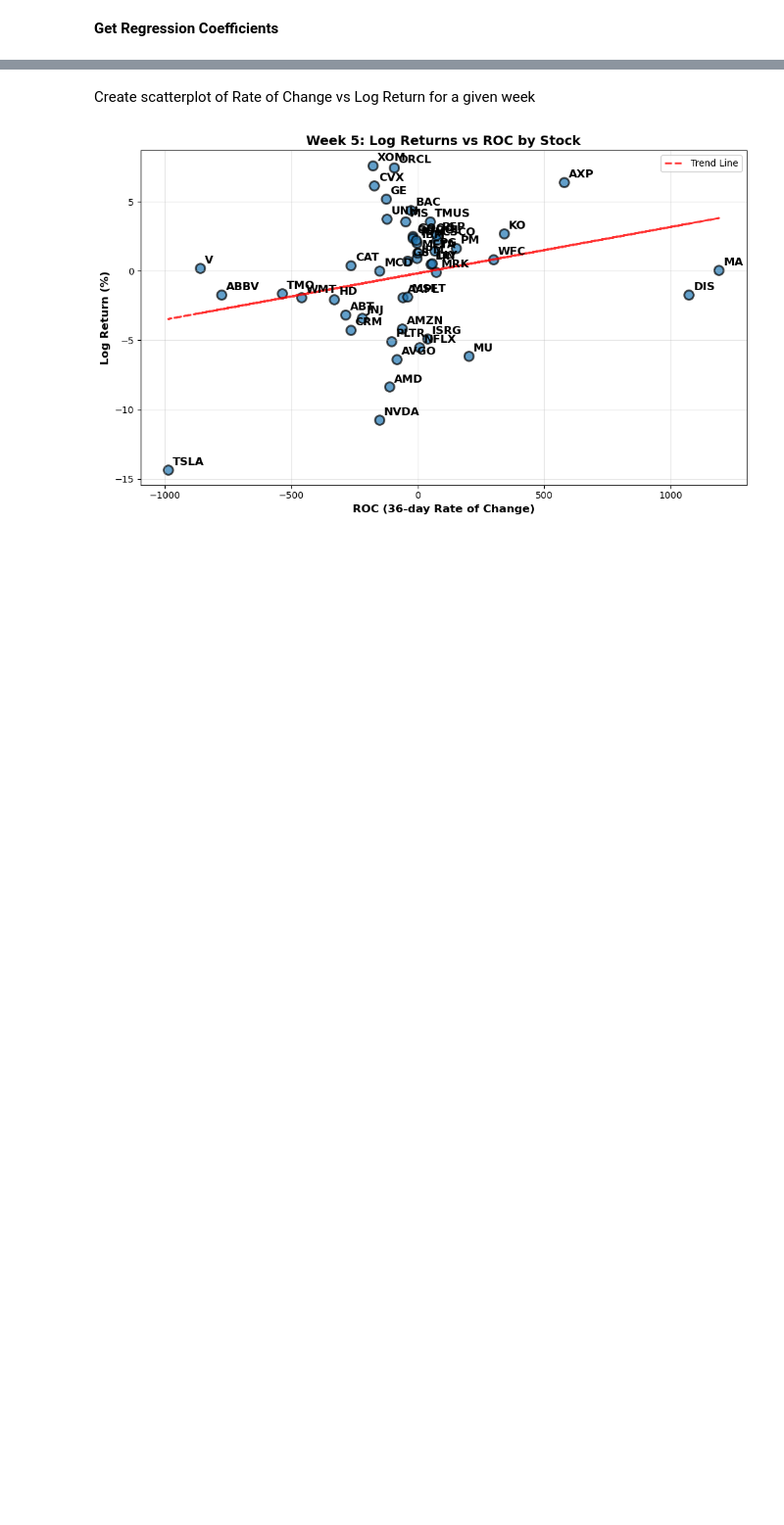
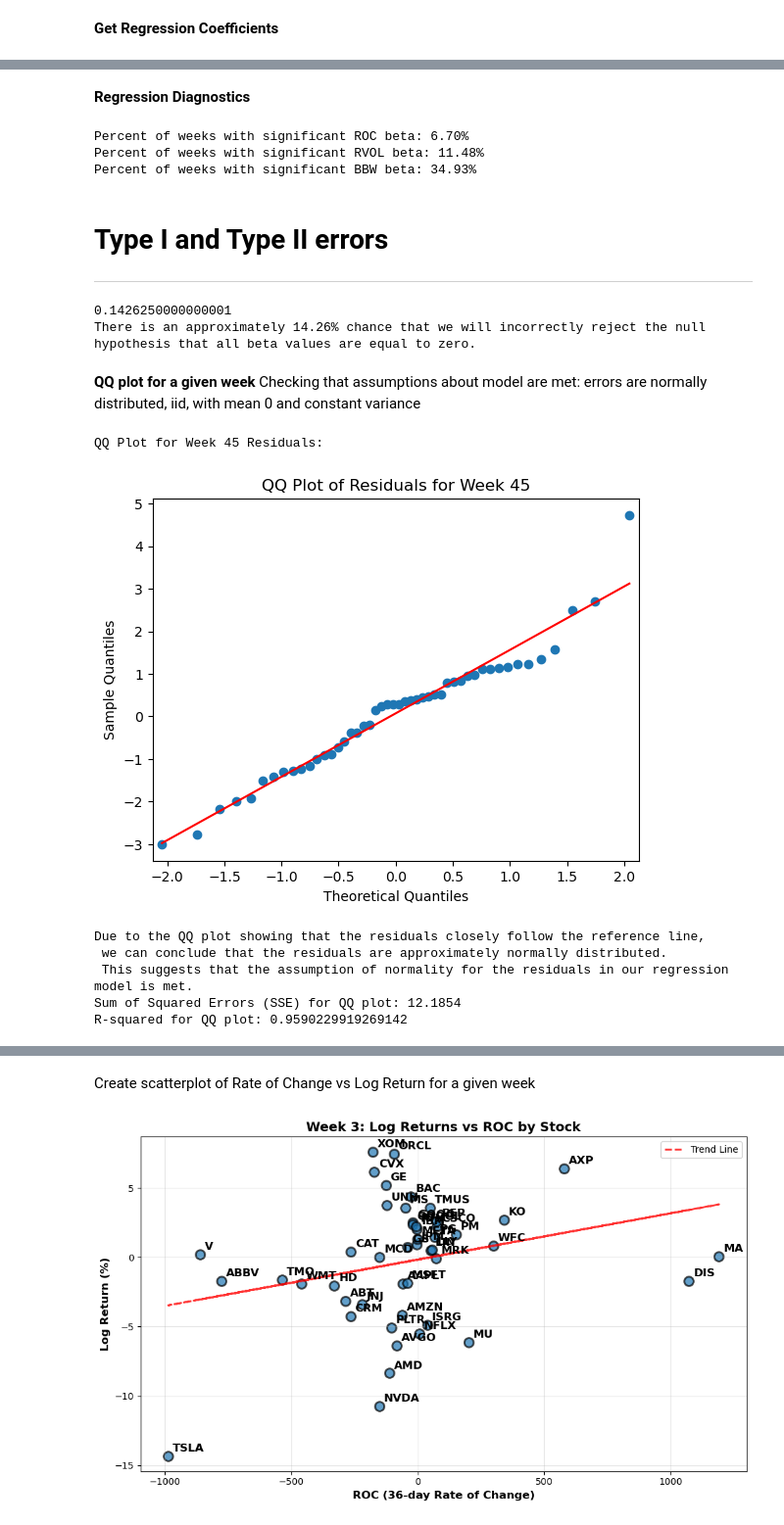
Before and after one commit to pedrokawa19/Momentum-Volatility-and-Volume-Factors-in-U.S.-Stock-Returns, a Jupyter notebook: Regression.ipynb, the cells around one changed output, grey strips where cells are left out. Shown at 98% size. Drawn from its saved outputs; the diff is of its cells as text; code cells hidden in the pictures; blank space fills up the shorter version.

```diff
--- a/Regression.ipynb
+++ b/Regression.ipynb
@@ -363,0 +376,77 @@ Weekly Regression Results:
+# %% [markdown]
+**Regression Diagnostics**
+# %%
+# Calculate percentage of weeks with significant beta values for each indicator
+count_ROC_significance = (regression_results_df['ROC significance'] == 'Significant').sum()
+count_RVOL_significance = (regression_results_df['RVOL significance'] == 'Significant').sum()
+count_BBW_significance = (regression_results_df['BBW significance'] == 'Significant').sum()
+
+percent_significant_ROC = (count_ROC_significance / len(regression_results_df)) * 100
+percent_significant_RVOL = (count_RVOL_significance / len(regression_results_df)) * 100
+percent_significant_BBW = (count_BBW_significance / len(regression_results_df)) * 100
+
+
+print(f"Percent of weeks with significant ROC beta: {percent_significant_ROC:.2f}%")
+print(f"Percent of weeks with significant RVOL beta: {percent_significant_RVOL:.2f}%")
+print(f"Percent of weeks with significant BBW beta: {percent_significant_BBW:.2f}%")
+# %% [output]
+Percent of weeks with significant ROC beta: 6.70%
+Percent of weeks with significant RVOL beta: 11.48%
+Percent of weeks with significant BBW beta: 34.93%
+# %% [markdown]
+# Type I and Type II errors
+____
+# %%
+alpha = 0.05
+type_I_errors = 1- (1-alpha)**3
+print(type_I_errors)
+print(f"There is an approximately {type_I_errors*100:.2f}% chance that we will incorrectly reject the null hypothesis that all beta values are equal to zero.")
+# %% [output]
+0.1426250000000001
+There is an approximately 14.26% chance that we will incorrectly reject the null hypothesis that all beta values are equal to zero.
+# %% [markdown]
+**QQ plot for a given week**
+Checking that assumptions about model are met: errors are normally distributed, iid, with mean 0 and constant variance
+# %%
+# QQ plot for a given week
+week_num = np.random.randint(1, 209)
+week_data = get_week_x_data(stock_tickers, week_num)
+# residuals = week_data['Log_Return_%'] - (
+#     avg_betas['Beta ROC'] * week_data['ROC'] +
+#     avg_betas['Beta RVOL'] * week_data['RVOL'] +
+#     avg_betas['Beta BBW'] * week_data['BBW']
+# )
+
+residuals = model.resid
+
+# print(residuals)
+print(f"QQ Plot for Week {week_num} Residuals:")
+
+# QQ Plot line ='r'
+fig = plt.figure()
+ax = fig.add_subplot(111)
+fig = sm.qqplot(residuals, line ='r', ax = ax);
+ax.set_title(f'QQ Plot of Residuals for Week {week_num}')
+plt.show()
+
+print("Due to the QQ plot showing that the residuals closely follow the reference line," \
+"\n we can conclude that the residuals are approximately normally distributed." \
+"\n This suggests that the assumption of normality for the residuals in our regression model is met.")
+
+# Sum of Squared Errors of QQ plot
+theoretical_quantiles = np.sort(stats.norm.ppf((np.arange(1, len(residuals) + 1) - 0.5) / len(residuals)))
+sample_quantiles = np.sort(residuals)
+sse_qq_plot = np.sum((theoretical_quantiles - sample_quantiles) ** 2)
+print(f"Sum of Squared Errors (SSE) for QQ plot: {sse_qq_plot:.4f}")
+
+r = np.corrcoef(theoretical_quantiles, sample_quantiles)[0, 1]
+r_squared = r ** 2
+print(f"R-squared for QQ plot: {r_squared}")
+# %% [output]
+QQ Plot for Week 45 Residuals:
+[figure, added]
+Due to the QQ plot showing that the residuals closely follow the reference line,
+ we can conclude that the residuals are approximately normally distributed.
+ This suggests that the assumption of normality for the residuals in our regression model is met.
+Sum of Squared Errors (SSE) for QQ plot: 12.1854
+R-squared for QQ plot: 0.9590229919269142
```
Also changed, not shown: parts of 8 cells of this notebook.
